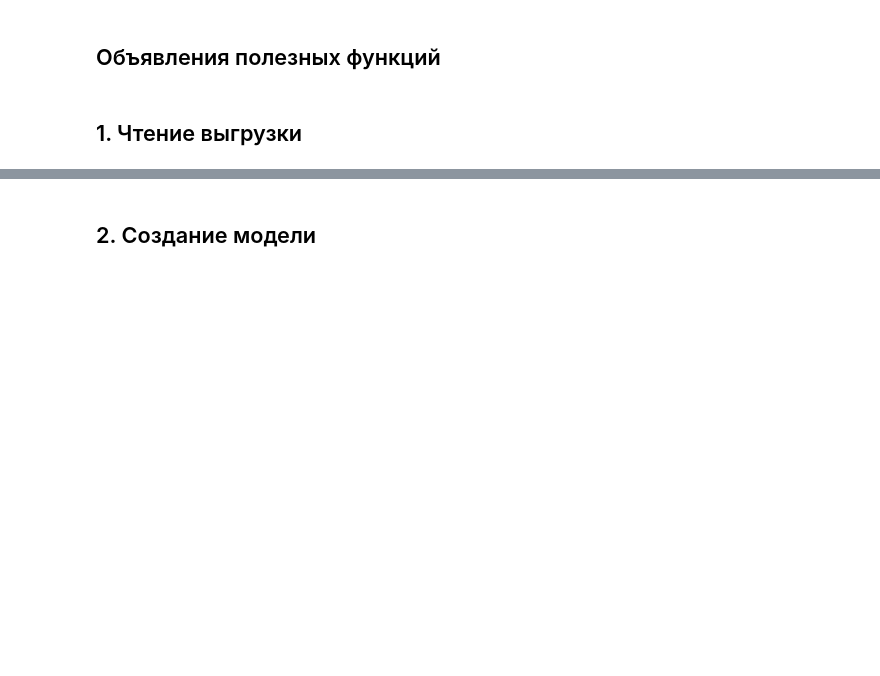
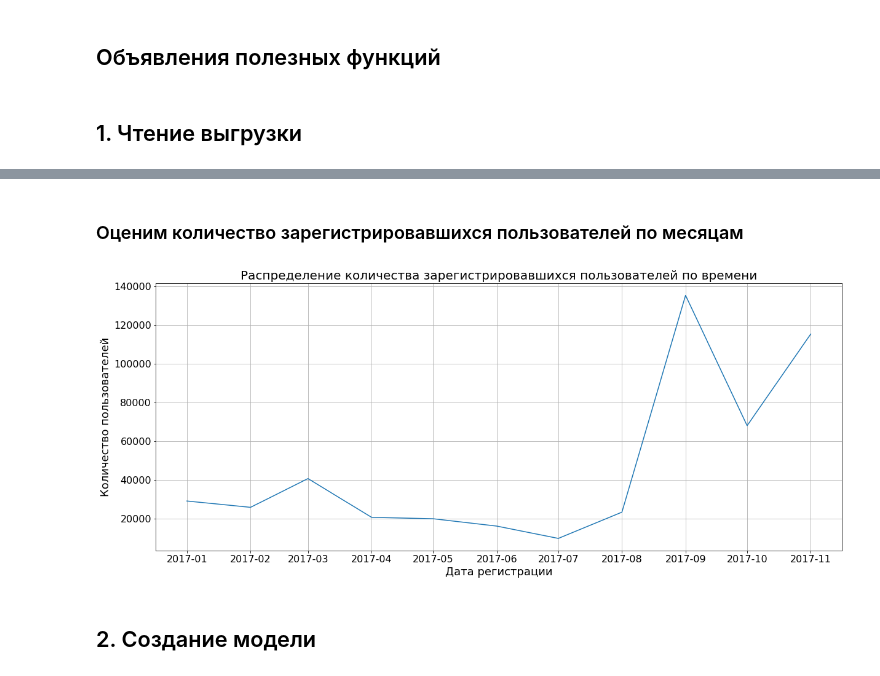
Before and after one commit to pastushenkoy/DataScientist, a Jupyter notebook: dip/model_new.ipynb, the cells around one changed output, grey strips where cells are left out. Cells and saved outputs as stored; diff of their text form; code cells hidden in the pictures; blank space fills up the shorter version.

```diff
--- a/dip/model_new.ipynb
+++ b/dip/model_new.ipynb
@@ -76,4 +84,4 @@ metabase_unload = pd.read_csv('unloads/unload.csv', delimiter=",")
 # metabase_unload['os_version'] = metabase_unload.apply(lambda x: parse(x['user_agent']).os.version if pd.isnull(x['user_agent']) == False else "None", axis=1)
 metabase_unload = metabase_unload.drop('user_agent', axis=1)
 # %%
-metabase_unload.where((metabase_unload["has_phone"] == False), axis = 1).dropna().size
+metabase_unload = metabase_unload.drop(["school_id", "address_entered_before_payment"], axis=1)
@@ -82,2 +87,0 @@ metabase_unload.where((metabase_unload["has_phone"] == False), axis = 1).dropna(
-# %%
-metabase_unload = metabase_unload.drop(["is_moscow_school", "school_id"], axis=1)
@@ -104,3 +110,25 @@ memory usage: 136.0+ MB
+# %% [markdown]
+### Оценим количество зарегистрировавшихся пользователей по месяцам
+# %%
+monthly = metabase_unload.copy()
+monthly["month"] = monthly.apply(lambda x: (x['sign_up_date'] - dateutil.relativedelta.relativedelta(day=1)).date(), axis=1)
+monthly = monthly.groupby(['month']).size().to_frame('size').reset_index()
+# %%
+fig = plt.figure(figsize=(20,8))
+
+ax = fig.gca()
+ax.xaxis_date()
+ax.tick_params(labelsize = 16)
+plt.xlabel('Дата регистрации', fontsize=18)
+plt.ylabel('Количество пользователей', fontsize=18)
+ax.set_yticks(range(0, 160000, 20000))
+plt.plot(monthly['month'], monthly['size'])
+plt.grid()
+plt.title('Распределение количества зарегистрировавшихся пользователей по времени', fontsize=20)
+plt.title
+plt.show()
+# %% [output]
+[figure, added]
 # %% [markdown]
 ## 2. Создание модели
 # %%
```
Also changed, not shown: parts of 38 cells of this notebook.
